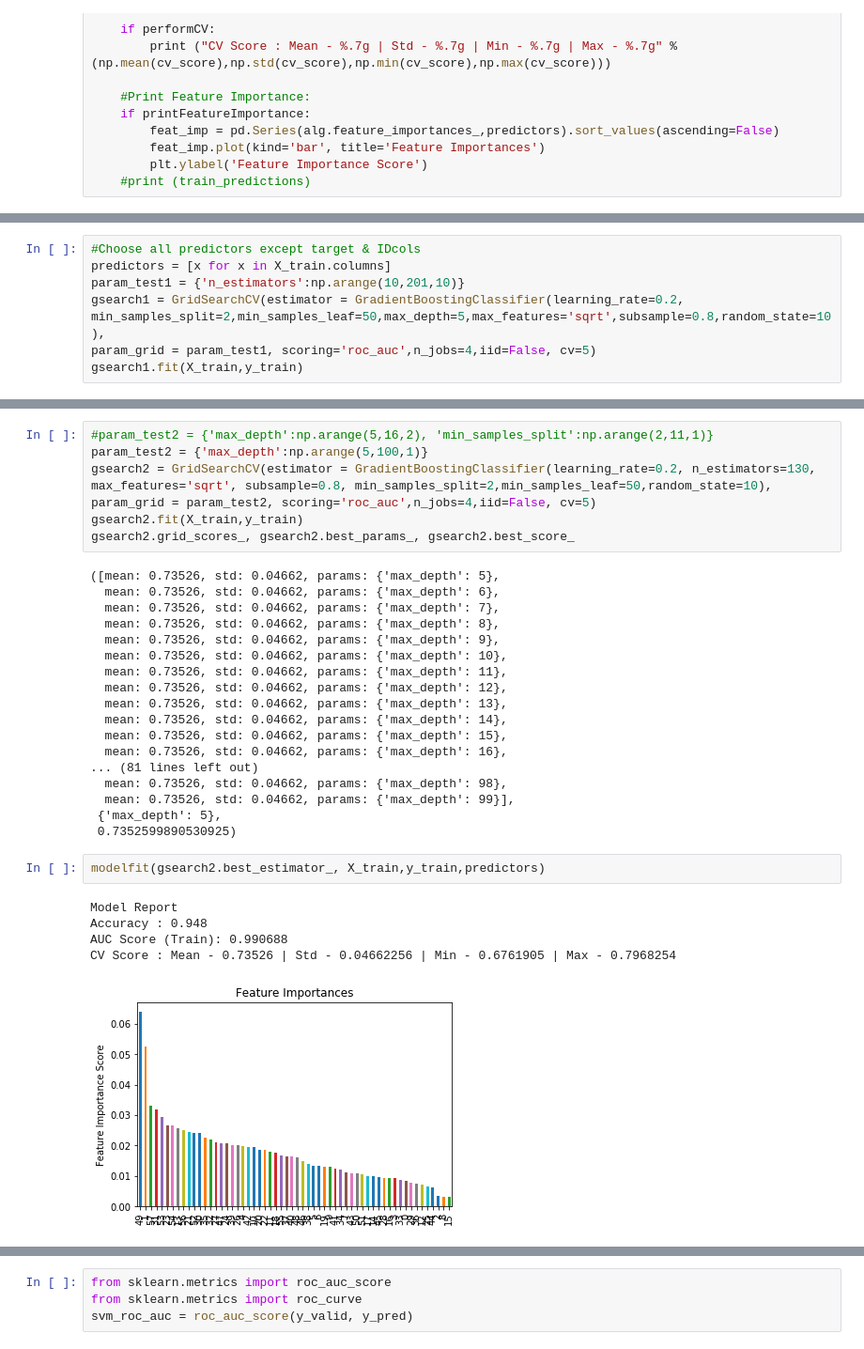
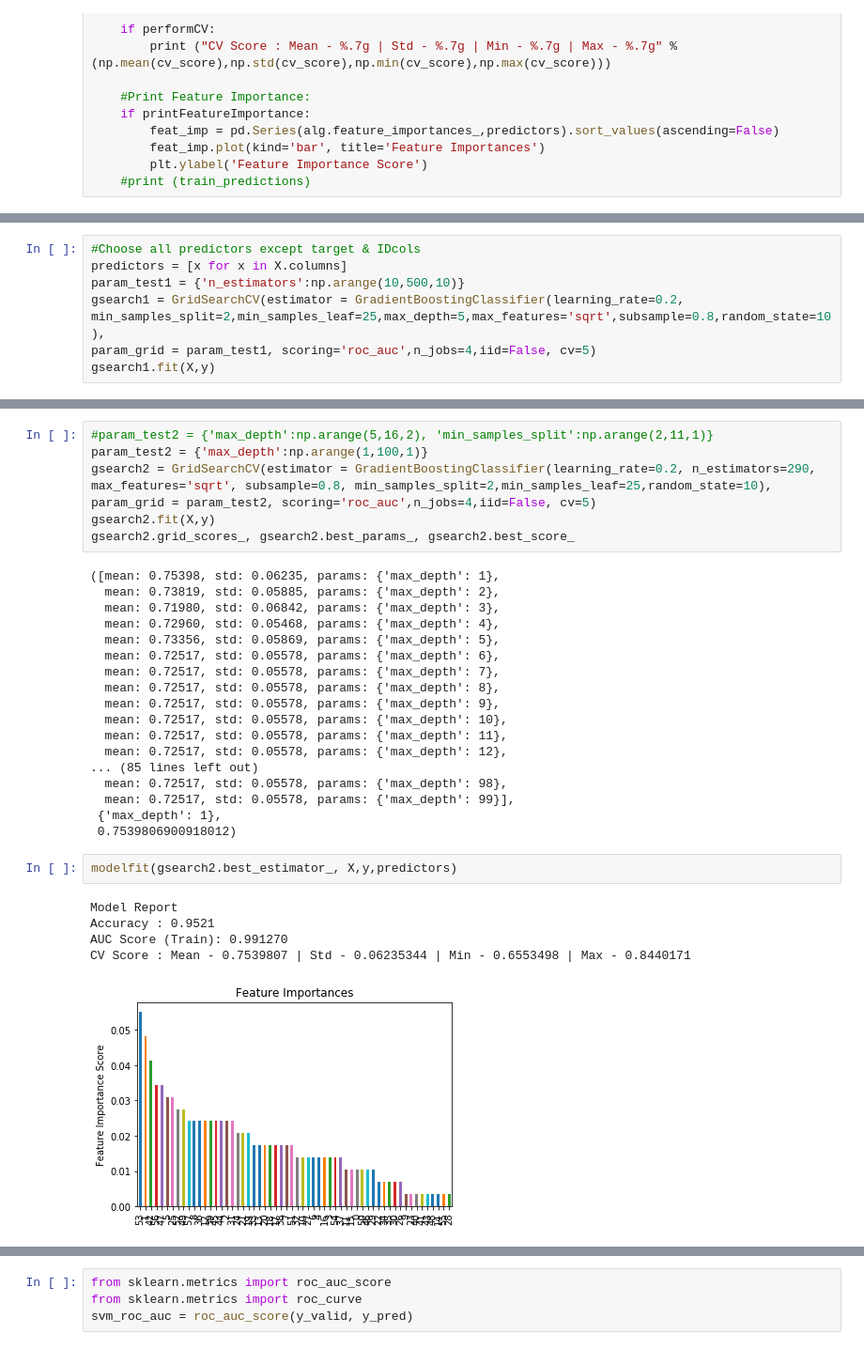
Before and after one commit to Divya1205/RBHS_Sitani, a Jupyter notebook: tuningGBM.ipynb, the cells around one changed output, grey strips where cells are left out. Shown at 94% size. Drawn from its saved outputs; the diff is of its cells as text.

```diff
--- a/tuningGBM.ipynb
+++ b/tuningGBM.ipynb
@@ -97,10 +97,10 @@ CV Score : Mean - 0.4780548 | Std - 0.08468366 | Min - 0.350823 | Max - 0.586419
 # %%
 #Choose all predictors except target & IDcols
-predictors = [x for x in X_train.columns]
-param_test1 = {'n_estimators':np.arange(10,201,10)}
-gsearch1 = GridSearchCV(estimator = GradientBoostingClassifier(learning_rate=0.2, min_samples_split=2,min_samples_leaf=50,max_depth=5,max_features='sqrt',subsample=0.8,random_state=10),
+predictors = [x for x in X.columns]
+param_test1 = {'n_estimators':np.arange(10,500,10)}
+gsearch1 = GridSearchCV(estimator = GradientBoostingClassifier(learning_rate=0.2, min_samples_split=2,min_samples_leaf=25,max_depth=5,max_features='sqrt',subsample=0.8,random_state=10),
 param_grid = param_test1, scoring='roc_auc',n_jobs=4,iid=False, cv=5)
-gsearch1.fit(X_train,y_train)
+gsearch1.fit(X,y)
 # %% [output]
 GridSearchCV(cv=5, error_score='raise',
        estimator=GradientBoostingClassifier(criterion='friedman_mse', init=None,
@@ -138,35 +140,35 @@ gsearch1.grid_scores_, gsearch1.best_params_, gsearch1.best_score_
 # %%
 #param_test2 = {'max_depth':np.arange(5,16,2), 'min_samples_split':np.arange(2,11,1)}
-param_test2 = {'max_depth':np.arange(5,100,1)}
-gsearch2 = GridSearchCV(estimator = GradientBoostingClassifier(learning_rate=0.2, n_estimators=130, max_features='sqrt', subsample=0.8, min_samples_split=2,min_samples_leaf=50,random_state=10),
+param_test2 = {'max_depth':np.arange(1,100,1)}
+gsearch2 = GridSearchCV(estimator = GradientBoostingClassifier(learning_rate=0.2, n_estimators=290, max_features='sqrt', subsample=0.8, min_samples_split=2,min_samples_leaf=25,random_state=10),
 param_grid = param_test2, scoring='roc_auc',n_jobs=4,iid=False, cv=5)
-gsearch2.fit(X_train,y_train)
+gsearch2.fit(X,y)
 gsearch2.grid_scores_, gsearch2.best_params_, gsearch2.best_score_
 # %% [output]
-([mean: 0.73526, std: 0.04662, params: {'max_depth': 5},
-  mean: 0.73526, std: 0.04662, params: {'max_depth': 6},
-  mean: 0.73526, std: 0.04662, params: {'max_depth': 7},
-  mean: 0.73526, std: 0.04662, params: {'max_depth': 8},
-  mean: 0.73526, std: 0.04662, params: {'max_depth': 9},
-  mean: 0.73526, std: 0.04662, params: {'max_depth': 10},
-  mean: 0.73526, std: 0.04662, params: {'max_depth': 11},
-  mean: 0.73526, std: 0.04662, params: {'max_depth': 12},
-  mean: 0.73526, std: 0.04662, params: {'max_depth': 13},
-  mean: 0.73526, std: 0.04662, params: {'max_depth': 14},
-  mean: 0.73526, std: 0.04662, params: {'max_depth': 15},
-  mean: 0.73526, std: 0.04662, params: {'max_depth': 16},
-... (81 lines left out)
-  mean: 0.73526, std: 0.04662, params: {'max_depth': 98},
-  mean: 0.73526, std: 0.04662, params: {'max_depth': 99}],
- {'max_depth': 5},
- 0.7352599890530925)
+([mean: 0.75398, std: 0.06235, params: {'max_depth': 1},
+  mean: 0.73819, std: 0.05885, params: {'max_depth': 2},
+  mean: 0.71980, std: 0.06842, params: {'max_depth': 3},
+  mean: 0.72960, std: 0.05468, params: {'max_depth': 4},
+  mean: 0.73356, std: 0.05869, params: {'max_depth': 5},
+  mean: 0.72517, std: 0.05578, params: {'max_depth': 6},
+  mean: 0.72517, std: 0.05578, params: {'max_depth': 7},
+  mean: 0.72517, std: 0.05578, params: {'max_depth': 8},
+  mean: 0.72517, std: 0.05578, params: {'max_depth': 9},
+  mean: 0.72517, std: 0.05578, params: {'max_depth': 10},
+  mean: 0.72517, std: 0.05578, params: {'max_depth': 11},
+  mean: 0.72517, std: 0.05578, params: {'max_depth': 12},
+... (85 lines left out)
+  mean: 0.72517, std: 0.05578, params: {'max_depth': 98},
+  mean: 0.72517, std: 0.05578, params: {'max_depth': 99}],
+ {'max_depth': 1},
+ 0.7539806900918012)
 # %%
-modelfit(gsearch2.best_estimator_, X_train,y_train,predictors)
+modelfit(gsearch2.best_estimator_, X,y,predictors)
 # %% [output]
 Model Report
-Accuracy : 0.948
-AUC Score (Train): 0.990688
-CV Score : Mean - 0.73526 | Std - 0.04662256 | Min - 0.6761905 | Max - 0.7968254
+Accuracy : 0.9521
+AUC Score (Train): 0.991270
+CV Score : Mean - 0.7539807 | Std - 0.06235344 | Min - 0.6553498 | Max - 0.8440171
-[figure, old version]
+[figure, new version]
 # %%
 param_test3 = {'min_samples_split':np.arange(2,5,1), 'min_samples_leaf':np.arange(1,60,1)}
```
Also changed, not shown: parts of 14 cells of this notebook.
